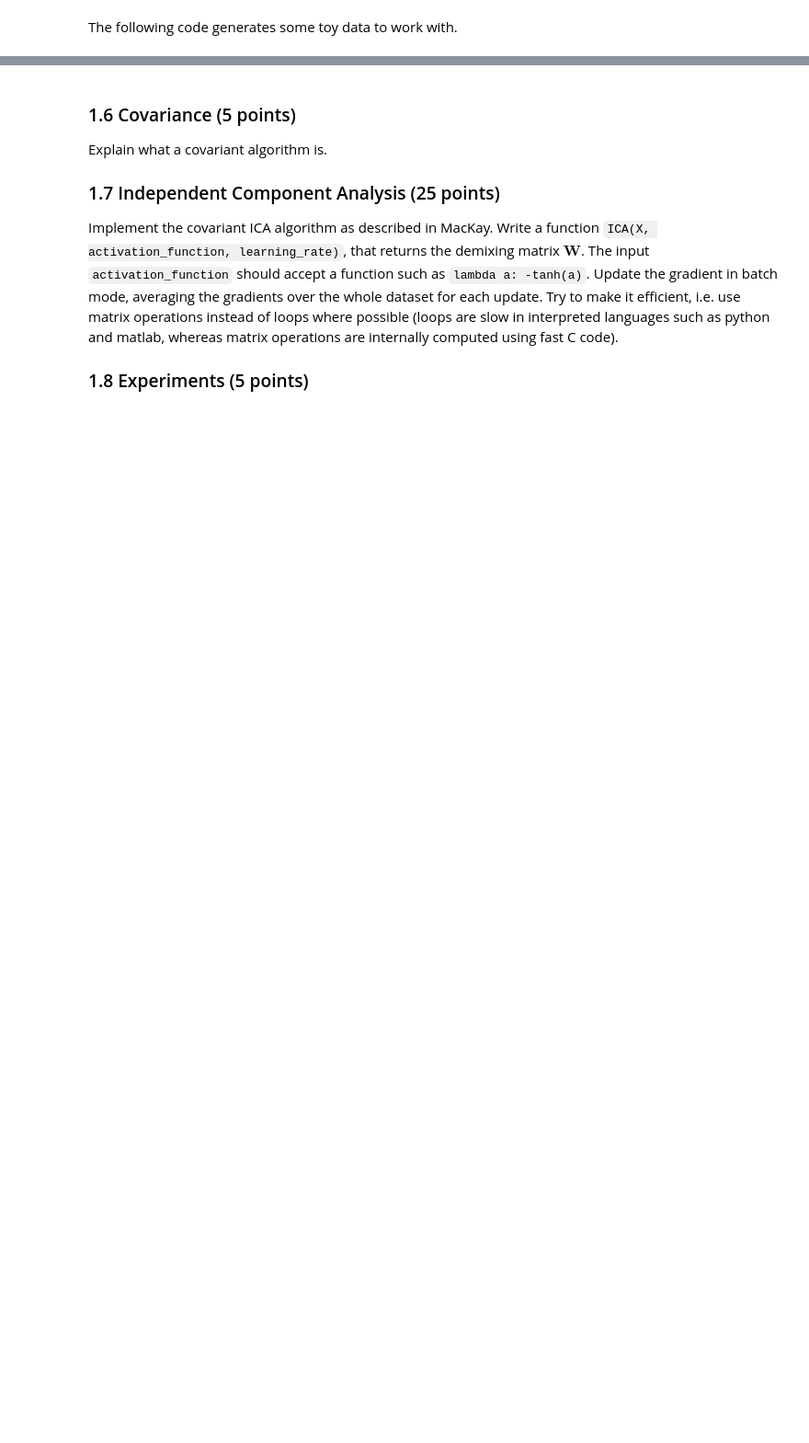
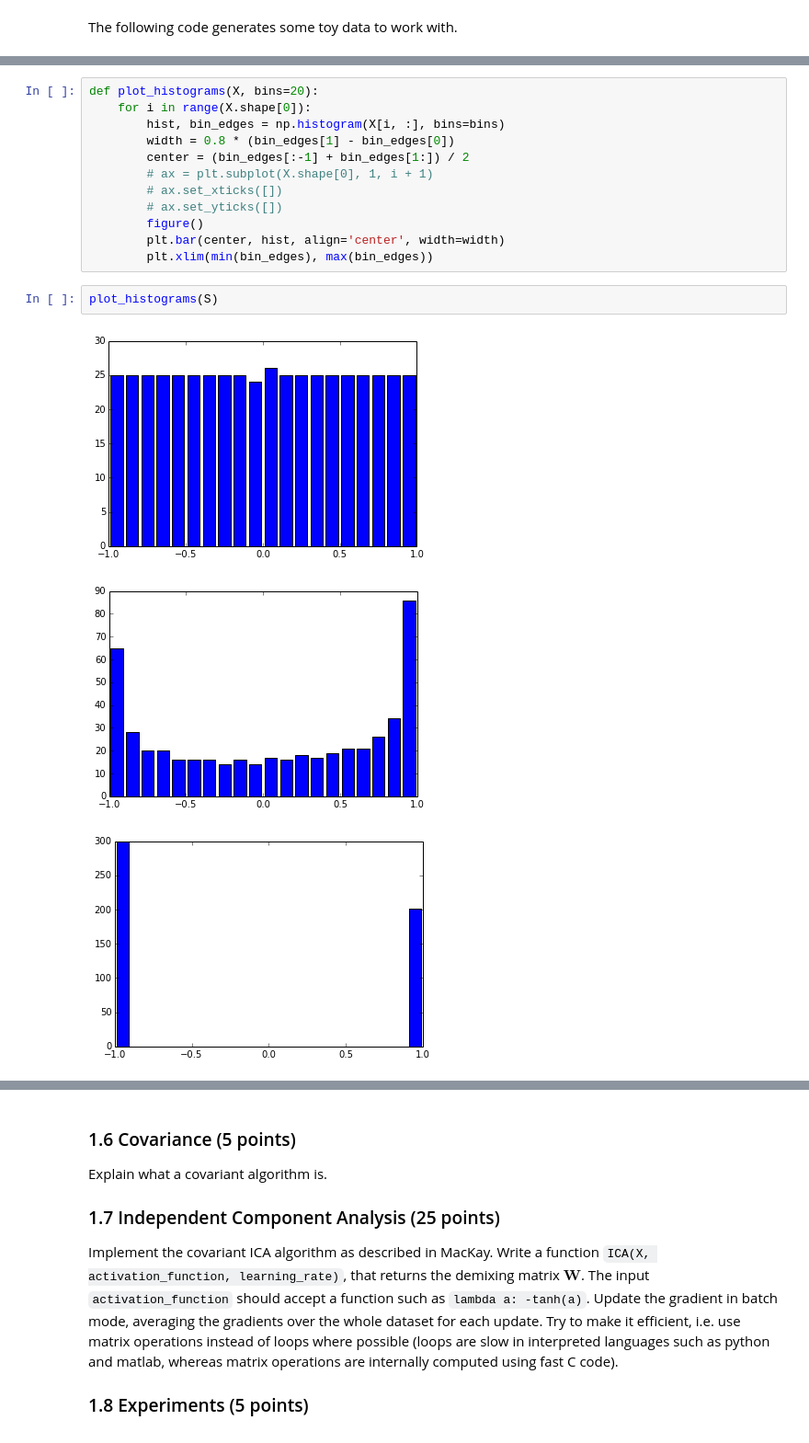
Before and after one commit to Vasileios-Charatsidis/machine-learning-2, a Jupyter notebook: lab1/lab1.ipynb, the cells around one changed output, grey strips where cells are left out. Shown at 92% size. Cells and saved outputs as stored; diff of their text form; blank space fills up the shorter version.

```diff
--- a/lab1/lab1.ipynb
+++ b/lab1/lab1.ipynb
@@ -82,0 +104,18 @@ plot_signals(S)
+# %%
+def plot_histograms(X, bins=20):
+    for i in range(X.shape[0]):
+        hist, bin_edges = np.histogram(X[i, :], bins=bins)
+        width = 0.8 * (bin_edges[1] - bin_edges[0])
+        center = (bin_edges[:-1] + bin_edges[1:]) / 2
+        # ax = plt.subplot(X.shape[0], 1, i + 1)
+        # ax.set_xticks([])
+        # ax.set_yticks([])
+        figure()
+        plt.bar(center, hist, align='center', width=width)
+        plt.xlim(min(bin_edges), max(bin_edges))
+# %%
+plot_histograms(S)
+# %% [output]
+[figure, added]
+[figure, added]
+[figure, added]
```
Also changed, not shown: parts of 23 cells of this notebook.
